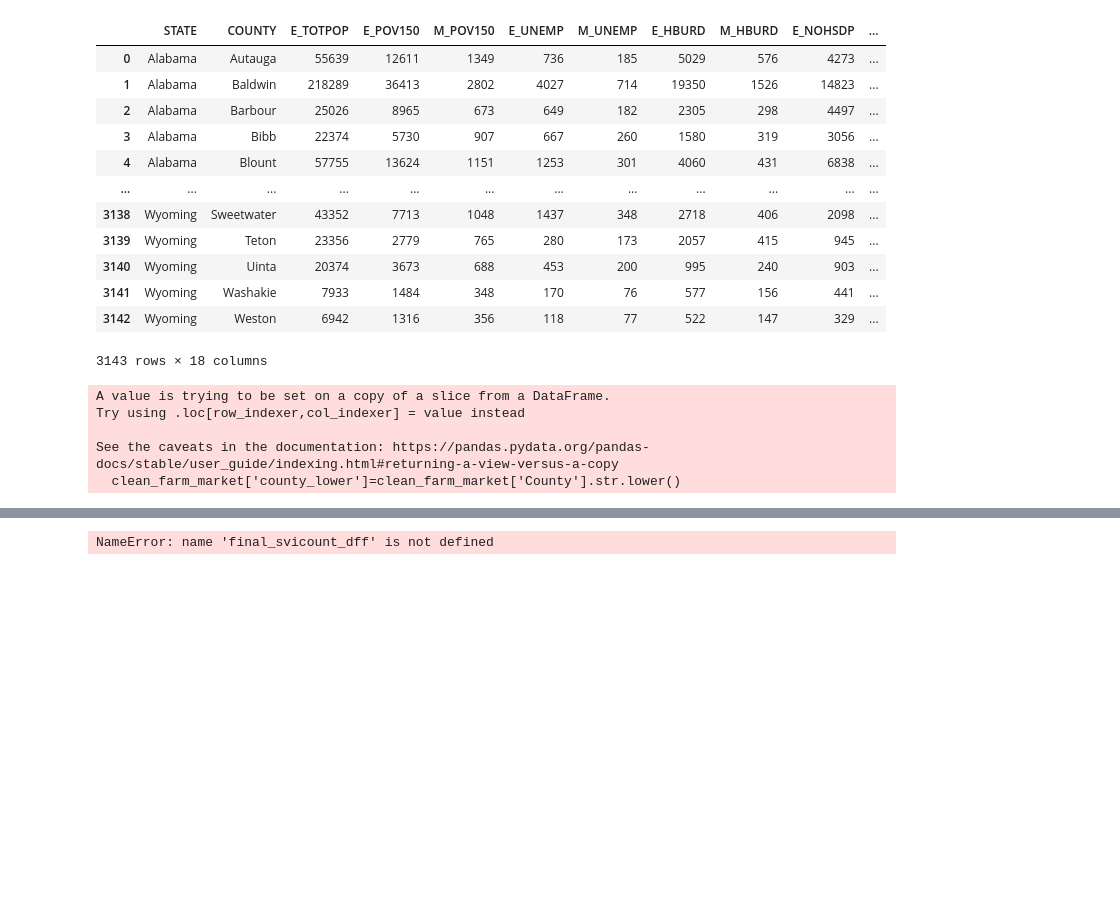
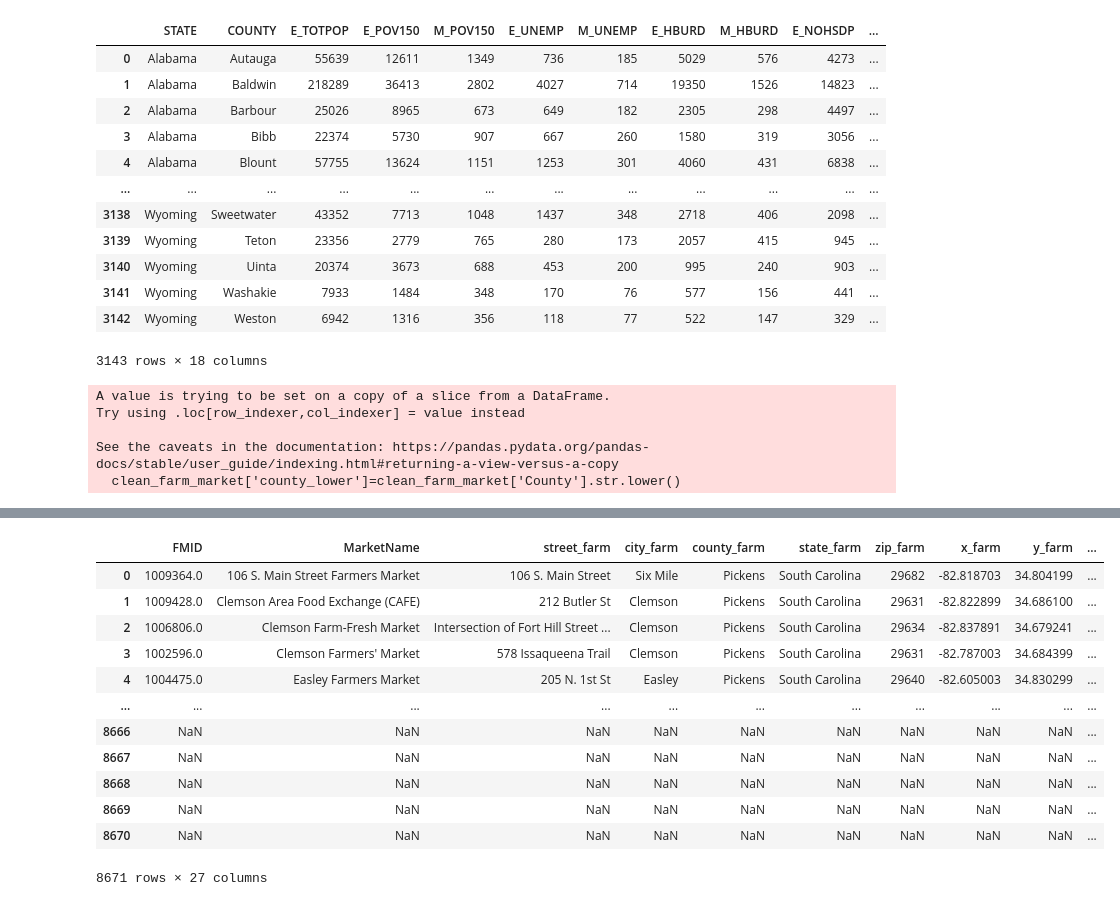
Before and after one commit to CantStopWontStop/farmers_market, a Jupyter notebook: farmers_market_v2.ipynb, the cells around one changed output, grey strips where cells are left out. Cells and saved outputs as stored; diff of their text form; code cells hidden in the pictures; blank space fills up the shorter version.

```diff
--- a/farmers_market_v2.ipynb
+++ b/farmers_market_v2.ipynb
@@ -155,0 +125,16 @@ memory usage: 1.9+ MB
+# %%
+clean_svicounty_dff = clean_svicounty_dff.rename(columns={
+    'street':'street_farm',
+    'city':'city_farm',
+    'County':'county_farm',
+    'State':'state_farm',
+    'zip':'zip_farm',
+    'x':'x_farm',
+    'y':'y_farm',
+    'COUNTY':'county_svi',
+    'STATE':'state_svi'
+})
+
+farm_nan_df = clean_svicounty_dff.loc[(clean_svicounty_dff['county_svi'].isnull())]
+farm_nan_df = farm_nan_df[['county_farm','state_farm','county_svi','state_svi','county_lower']]
+farm_nan_df
@@ -156,3 +155,17 @@ memory usage: 1.9+ MB
 # %%
-
-final_svicounty_dff = clean_svicounty_dff.drop(columns=['STATE','COUNTY','county_lower'])
+final_svicounty_dff = clean_svicounty_dff.drop(columns=['county_lower'])
+final_svicounty_dff
+# %% [output]
+|  | FMID | MarketName | street_farm | city_farm | county_farm | state_farm | zip_farm | x_farm | y_farm | ... |
+| 0 | 1009364.0 | 106 S. Main Street Farmers Market | 106 S. Main Street | Six Mile | Pickens | South Carolina | 29682 | -82.818703 | 34.804199 | ... |
+| 1 | 1009428.0 | Clemson Area Food Exchange (CAFE) | 212 Butler St | Clemson | Pickens | South Carolina | 29631 | -82.822899 | 34.686100 | ... |
+| 2 | 1006806.0 | Clemson Farm-Fresh Market | Intersection of Fort Hill Street ... | Clemson | Pickens | South Carolina | 29634 | -82.837891 | 34.679241 | ... |
+| 3 | 1002596.0 | Clemson Farmers' Market | 578 Issaqueena Trail | Clemson | Pickens | South Carolina | 29631 | -82.787003 | 34.684399 | ... |
+| 4 | 1004475.0 | Easley Farmers Market | 205 N. 1st St | Easley | Pickens | South Carolina | 29640 | -82.605003 | 34.830299 | ... |
+| ... | ... | ... | ... | ... | ... | ... | ... | ... | ... | ... |
+| 8666 | NaN | NaN | NaN | NaN | NaN | NaN | NaN | NaN | NaN | ... |
+| 8667 | NaN | NaN | NaN | NaN | NaN | NaN | NaN | NaN | NaN | ... |
+| 8668 | NaN | NaN | NaN | NaN | NaN | NaN | NaN | NaN | NaN | ... |
+| 8669 | NaN | NaN | NaN | NaN | NaN | NaN | NaN | NaN | NaN | ... |
+| 8670 | NaN | NaN | NaN | NaN | NaN | NaN | NaN | NaN | NaN | ... |
+8671 rows × 27 columns
@@ -161,18 +171,0 @@ final_svicounty_dff.to_csv('resources/farmers_market_svi.csv',index=False)
-# %%
-final_svicounty_dff=final_svicount_dff.astype({'E_TOTPOP':int,
-                                               'E_POV150':int,
-                                               'M_POV150':int,
-                                               'E_UNEMP':int,
-                                               'M_UNEMP':int,
-                                               'E_HBURD':int,
-                                               'M_HBURD':int,
-                                               'E_NOHSDP':int,
-                                               'M_NOHSDP':int,
-                                               'E_UNINSUR':int,
-                                               'M_UNINSUR':int,
-                                               'E_MINRTY':int,
-                                               'M_MINRTY':int,
-                                               'EP_MINRTY':int,
-                                               'MP_MINRTY':int})
-# %% [output]
-NameError: name 'final_svicount_dff' is not defined
```
Also changed, not shown: parts of 7 cells of this notebook, 1 other file.
